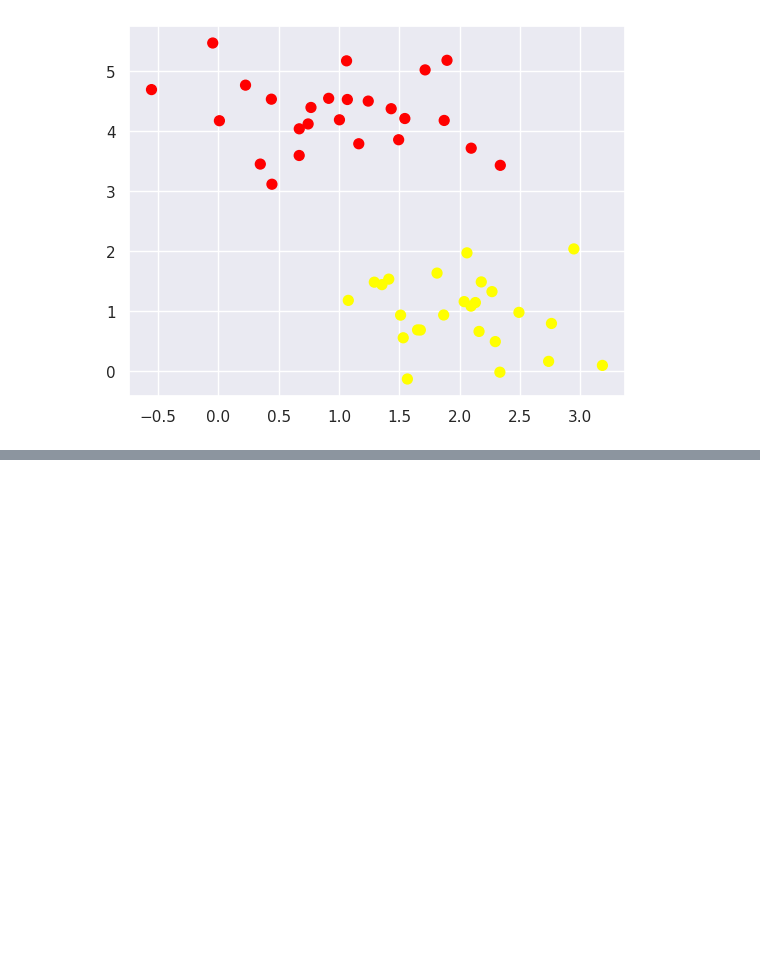
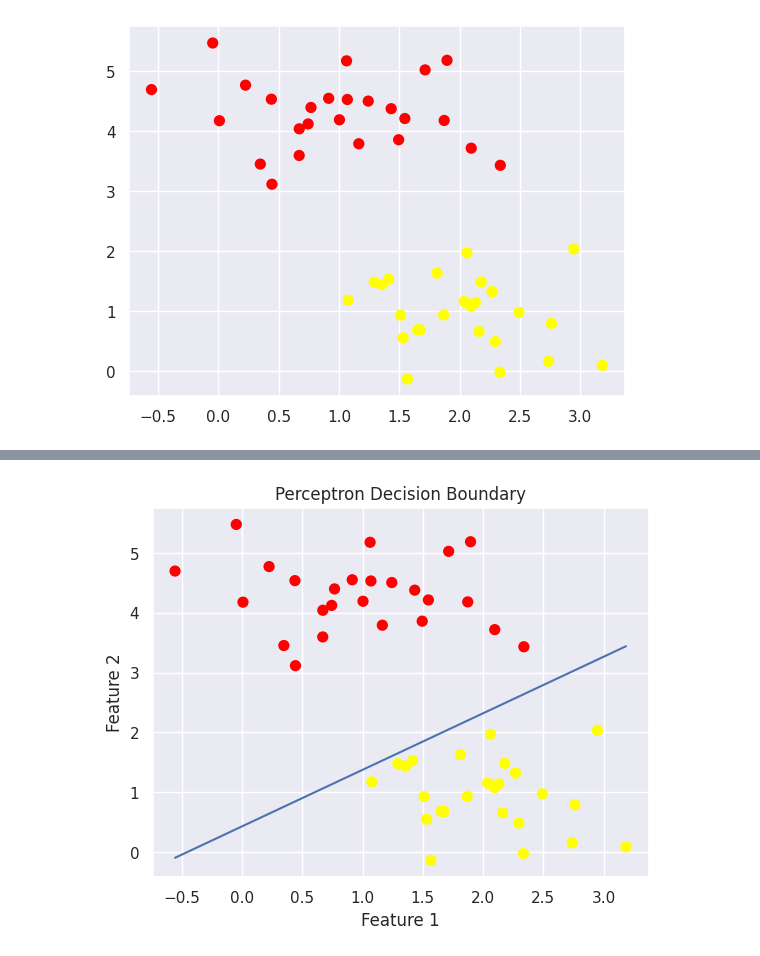
Before and after one commit to shrutig10/ml-algorithms-from-scratch, a Jupyter notebook: svm_perceptron/svm_perceptron.ipynb, the cells around one changed output, grey strips where cells are left out. Cells and saved outputs as stored; diff of their text form; code cells hidden in the pictures; blank space fills up the shorter version.

Commit message:
Implement Perceptron Loss

```diff
--- a/svm_perceptron/svm_perceptron.ipynb
+++ b/svm_perceptron/svm_perceptron.ipynb
@@ -25,0 +28,3 @@ plt.show()
+# %%
+def perceptron_loss(y_true, scores):
+    return np.mean(np.maximum(0, -y_true * scores))
@@ -25,0 +64,18 @@ plt.show()
+# %%
+# Run training loop
+
+w_perceptron, b_perceptron, perceptron_history = train_perceptron(
+    X,
+    y,
+    learning_rate=0.01,
+    n_iters=1000
+)
+
+print("Final Perceptron Loss:", perceptron_history[-1])
+
+perceptron_scores = X @ w_perceptron + b_perceptron
+perceptron_predictions = np.where(perceptron_scores >= 0, 1, -1)
+
+perceptron_accuracy = np.mean(perceptron_predictions == y)
+
+print("Perceptron Accuracy:", perceptron_accuracy)
@@ -25,0 +85,15 @@ plt.show()
+# %%
+# Plot Decision Boundary
+
+plt.scatter(X[:, 0], X[:, 1], c=y, s=50, cmap='autumn')
+
+x_boundary = np.linspace(X[:, 0].min(), X[:, 0].max(), 100)
+y_boundary = -(w_perceptron[0] * x_boundary + b_perceptron) / w_perceptron[1]
+
+plt.plot(x_boundary, y_boundary)
+plt.xlabel("Feature 1")
+plt.ylabel("Feature 2")
+plt.title("Perceptron Decision Boundary")
+plt.show()
+# %% [output]
+[figure, added]
```
Also changed, not shown: parts of 4 cells of this notebook.
